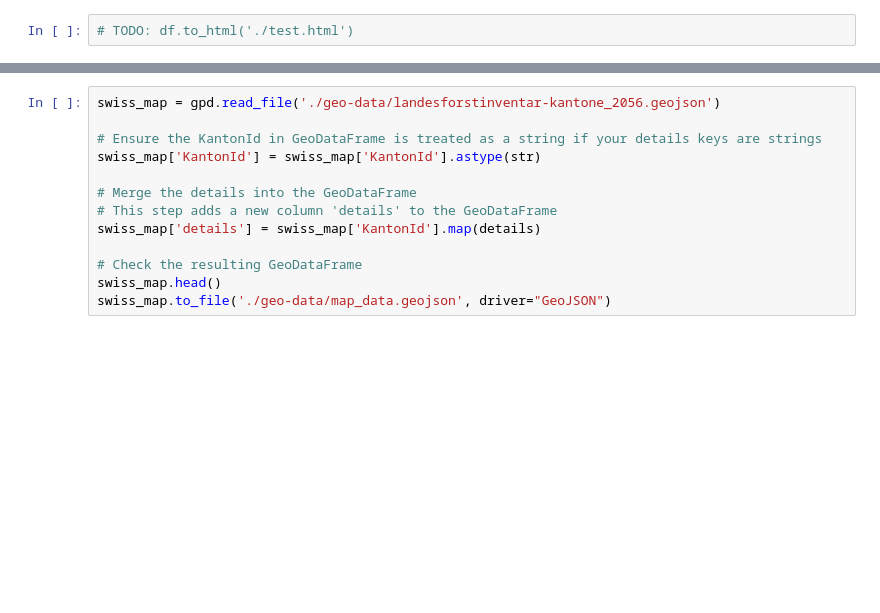
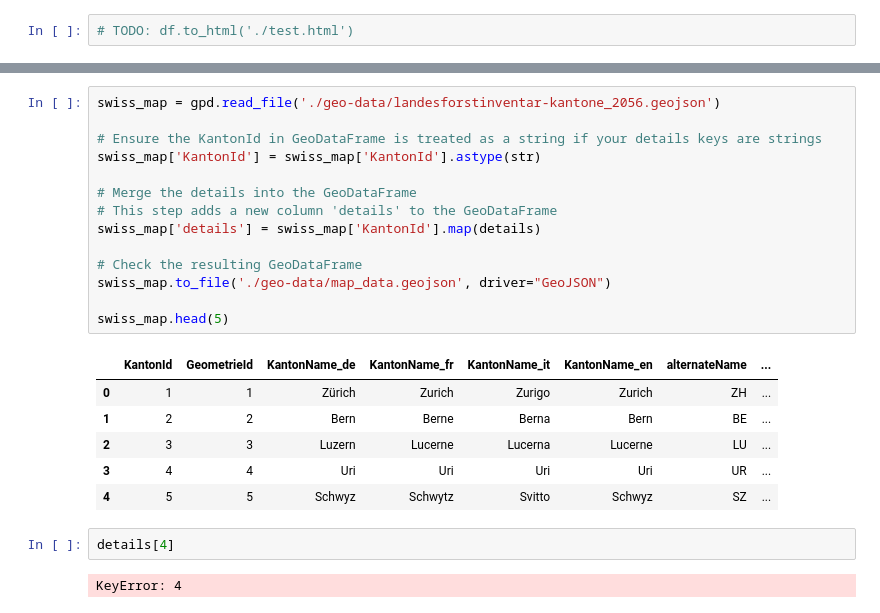
Before and after one commit to CptMeh/TREE-Visualisation, a Jupyter notebook: data/data_curration.ipynb, the cells around one changed output, grey strips where cells are left out. Cells and saved outputs as stored; diff of their text form; blank space fills up the shorter version.

```diff
--- a/data/data_curration.ipynb
+++ b/data/data_curration.ipynb
@@ -192,13 +168,25 @@ for canton_id in multi_index_df.index.get_level_values('aes_canton').unique():
 # %%
 swiss_map = gpd.read_file('./geo-data/landesforstinventar-kantone_2056.geojson')
 
 # Ensure the KantonId in GeoDataFrame is treated as a string if your details keys are strings
 swiss_map['KantonId'] = swiss_map['KantonId'].astype(str)
 
 # Merge the details into the GeoDataFrame
 # This step adds a new column 'details' to the GeoDataFrame
 swiss_map['details'] = swiss_map['KantonId'].map(details)
 
 # Check the resulting GeoDataFrame
-swiss_map.head()
 swiss_map.to_file('./geo-data/map_data.geojson', driver="GeoJSON")
+
+swiss_map.head(5)
+# %% [output]
+|  | KantonId | GeometrieId | KantonName_de | KantonName_fr | KantonName_it | KantonName_en | alternateName | ... |
+| 0 | 1 | 1 | Zürich | Zurich | Zurigo | Zurich | ZH | ... |
+| 1 | 2 | 2 | Bern | Berne | Berna | Bern | BE | ... |
+| 2 | 3 | 3 | Luzern | Lucerne | Lucerna | Lucerne | LU | ... |
+| 3 | 4 | 4 | Uri | Uri | Uri | Uri | UR | ... |
+| 4 | 5 | 5 | Schwyz | Schwytz | Svitto | Schwyz | SZ | ... |
+# %%
+details[4]
+# %% [output]
+KeyError: 4
```
Also changed, not shown: parts of 10 cells of this notebook, 2 other files.
